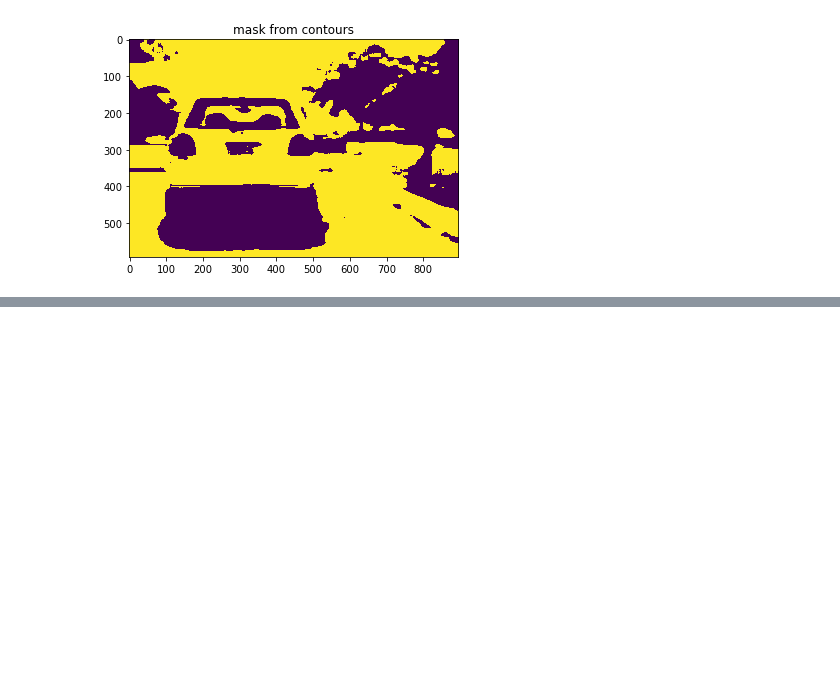
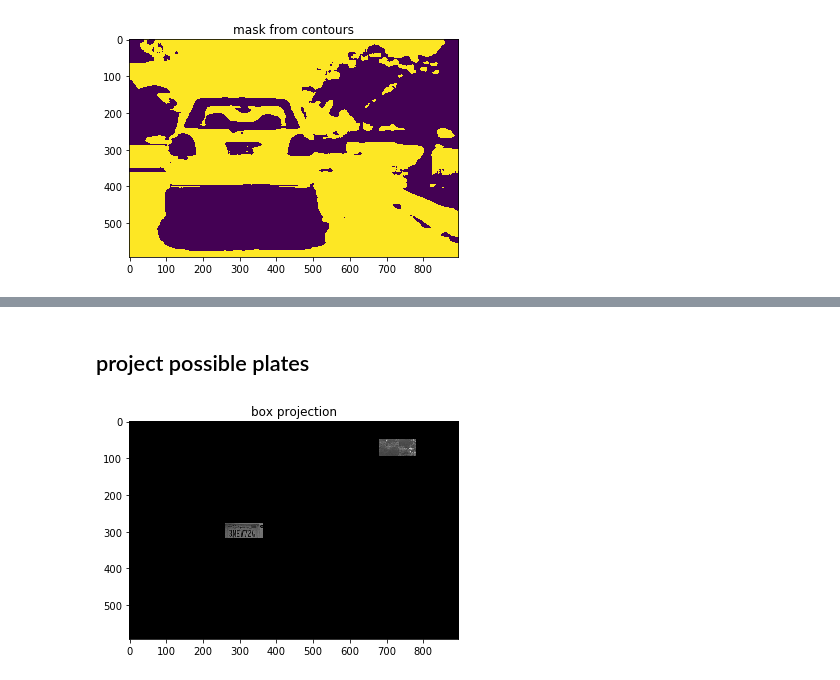
Before and after one commit to medenzon/ComputerVision, a Jupyter notebook: LicensePlateFinder.ipynb, the cells around one changed output, grey strips where cells are left out. Saved outputs shown, nothing was run; the diff lists cells and outputs as text; code cells hidden in the pictures; blank space fills up the shorter version.

```diff
--- a/LicensePlateFinder.ipynb
+++ b/LicensePlateFinder.ipynb
@@ -103,0 +79,7 @@ cv.draw(img7,title='large bounding boxes')
+# %% [markdown]
+## project possible plates
+# %%
+img9 = cv.boxProjectionFromContours(ppcnt,img0)
+cv.draw(img9,title='box projection')
+# %% [output]
+[figure, added]
```
Also changed, not shown: parts of 15 cells of this notebook, 2 other files.
